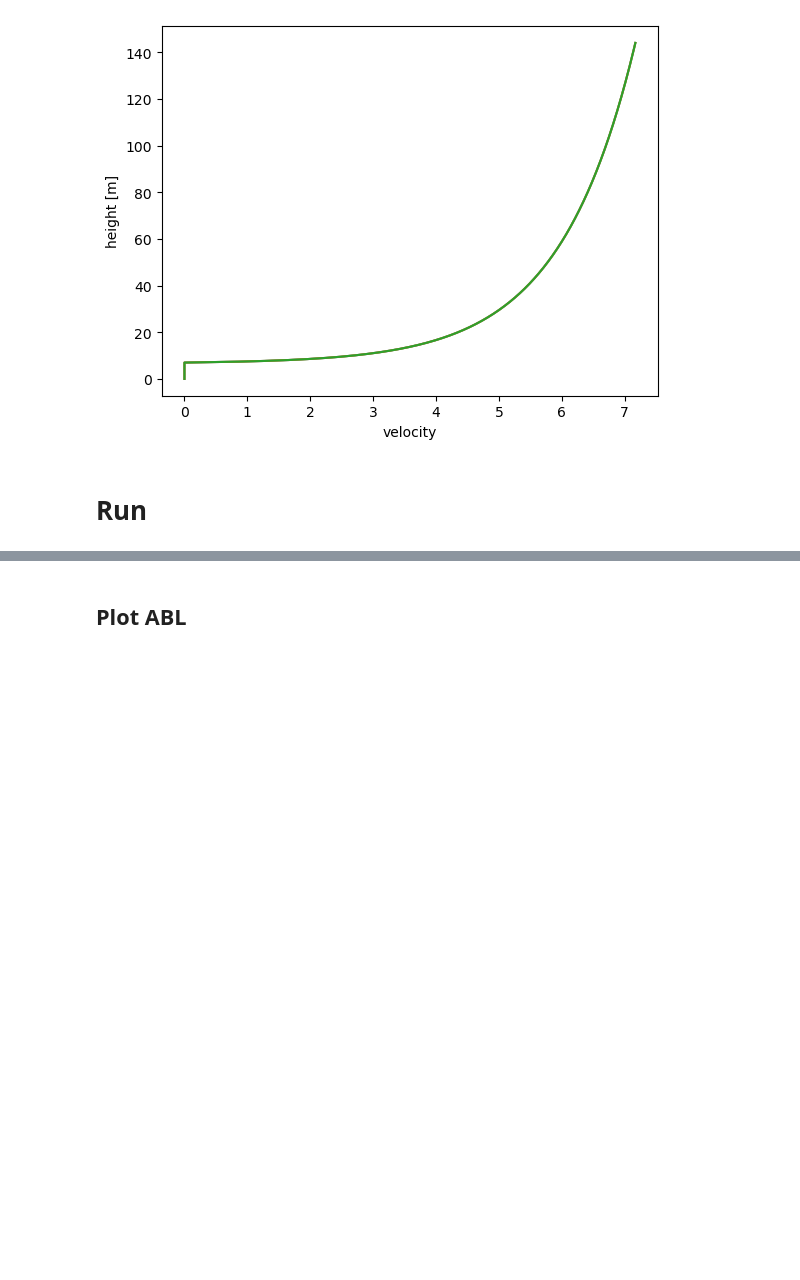
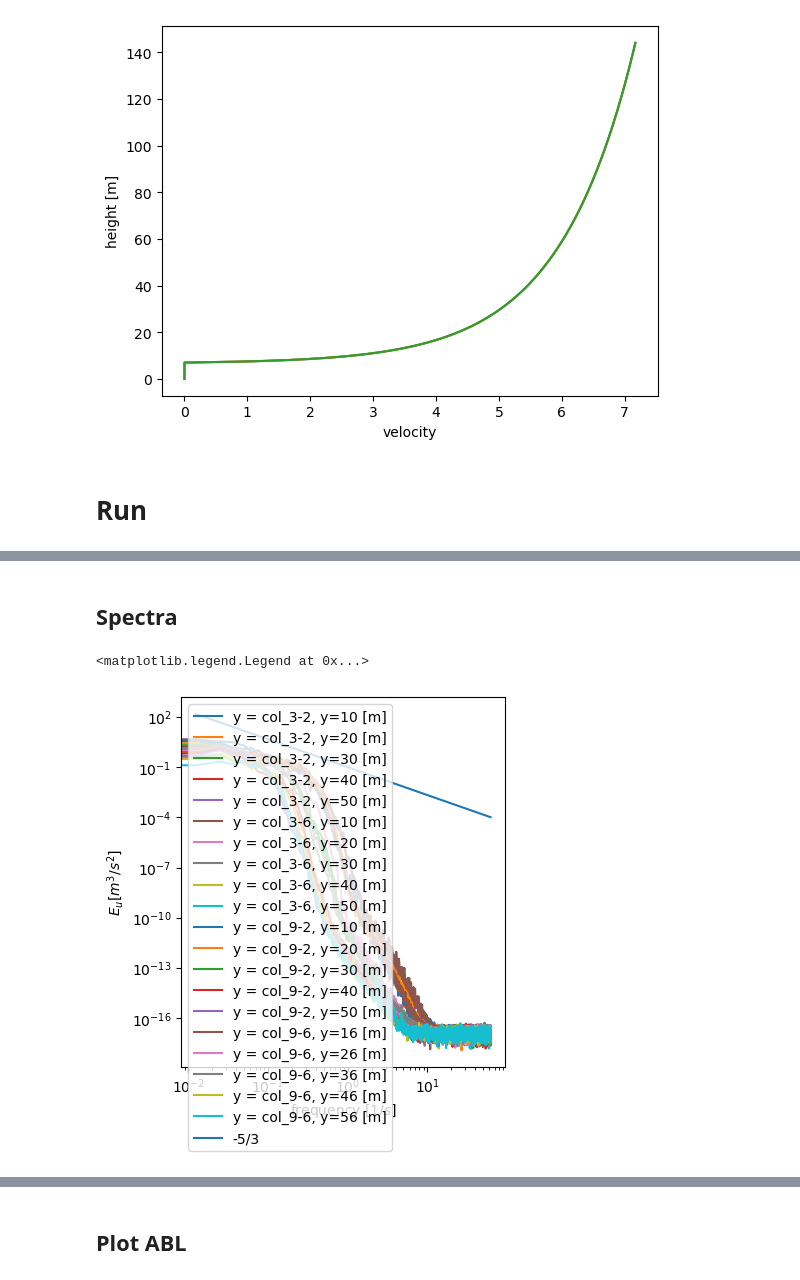
Before and after one commit to nbachand/city_block_cfd, a Jupyter notebook: LESResults.ipynb, the cells around one changed output, grey strips where cells are left out. Drawn from its saved outputs; the diff is of its cells as text; code cells hidden in the pictures; blank space fills up the shorter version.

```diff
--- a/LESResults.ipynb
+++ b/LESResults.ipynb
@@ -108,0 +83,7 @@ processing data took 5 seconds
+# %% [markdown]
+## Spectra
+# %%
+fig, ax = quantities.plot_power_spectra(qty_dict)
+# %% [output]
+<matplotlib.legend.Legend at 0x...>
+[figure, added]
```
Also changed, not shown: parts of 4 cells of this notebook, 1 other file.
